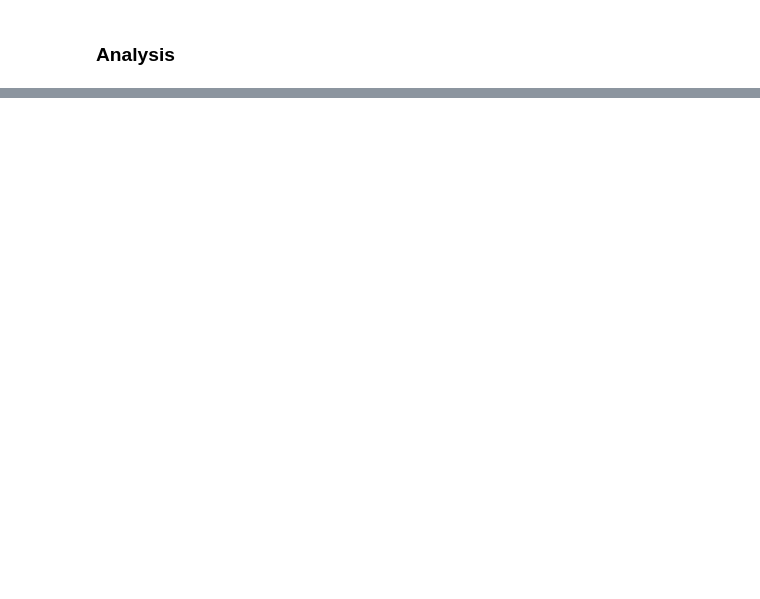
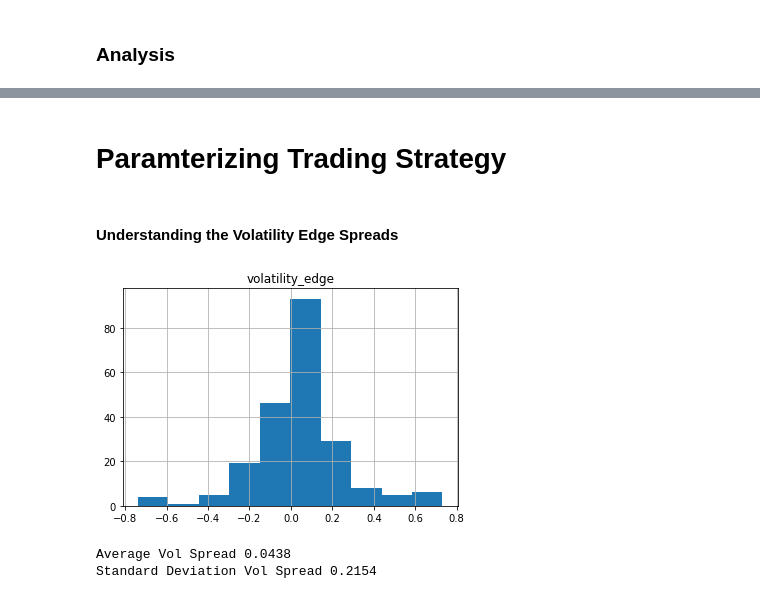
Before and after one commit to sampiaz/finmath_project, a Jupyter notebook: Krumdick_Piazza_Project_Final.ipynb, the cells around one changed output, grey strips where cells are left out. Drawn from its saved outputs; the diff is of its cells as text; code cells hidden in the pictures; blank space fills up the shorter version.

```diff
--- a/Krumdick_Piazza_Project_Final.ipynb
+++ b/Krumdick_Piazza_Project_Final.ipynb
@@ -269,7 +272,6 @@ class Earnings_strat():
 
         opts = opts.rename(columns = {'date': 'today', 'day_after_filing': 'date'})
         opts['adj_date'] = opts.apply(lambda row: self.__is_weekend(row['date']), axis = 1)
-#         print(opts)
 
         opt_prices = pd.DataFrame(self.option_data_df[['date', 'optionid', 'best_bid',
                                                        'best_offer', 'volume']])
@@ -278,6 +280,8 @@ class Earnings_strat():
                                                  ,'volume': 'post_volume'})
         opts = opts.drop(['date'], axis=1)
         opts = opts.rename(columns={'adj_date':'date'})
+        opts['date'] = pd.to_datetime(opts['date'])
+        opt_prices['date'] = pd.to_datetime(opt_prices['date'])
 
         # NOTE: here I make the assumption that companies whose options expire the day after
         # the earnings report announce earnings before the open. so if data doesn't look great,
@@ -285,6 +289,7 @@ class Earnings_strat():
         opts['adj_date'] = opts.apply(lambda row: self.__is_expiry(row.exdate, row.date), axis = 1)
         opts = opts.drop(['date'], axis=1)
         opts = opts.rename(columns={'adj_date':'date'})
+
         #---------------------------------------------------------------
 
         o = pd.merge(opts, opt_prices, on = ['optionid', 'date'])
@@ -295,7 +300,7 @@ class Earnings_strat():
         'post_volume': 'mean', 'vola_{}day'.format(self.vola_window): 'mean', 'date':'first'}
 
         out = o.groupby(['today', 'ticker']).aggregate(agg_f)
-        out['vola_diff'] = out['impl_volatility'] - out['vola_{}day'.format(self.vola_window)]
+        out['volatility_edge'] = out['impl_volatility'] - out['vola_{}day'.format(self.vola_window)]
 
         out = out.rename(columns={'date': 'date_after_filing'})
 
@@ -331,0 +361,17 @@ vol_straddle
+# %%
+vol_straddle['initial_straddle_price'] = vol_straddle['best_bid'] + vol_straddle['best_offer']
+vol_straddle['final_straddle_price']  = vol_straddle['post_bid'] + vol_straddle['post_offer']
+vol_straddle['straddle_change'] = vol_straddle['final_straddle_price'] - vol_straddle['initial_straddle_price']
+# %% [markdown]
+# Paramterizing Trading Strategy
+# %% [markdown]
+#### Understanding the Volatility Edge Spreads
+# %%
+vol_straddle.hist('volatility_edge')
+plt.show()
+print('Average Vol Spread {:.4f}'.format(vol_straddle['volatility_edge'].mean()))
+print('Standard Deviation Vol Spread {:.4f}'.format(vol_straddle['volatility_edge'].std()))
+# %% [output]
+[figure, added]
+Average Vol Spread 0.0438
+Standard Deviation Vol Spread 0.2154
```
Also changed, not shown: parts of 14 cells of this notebook.
